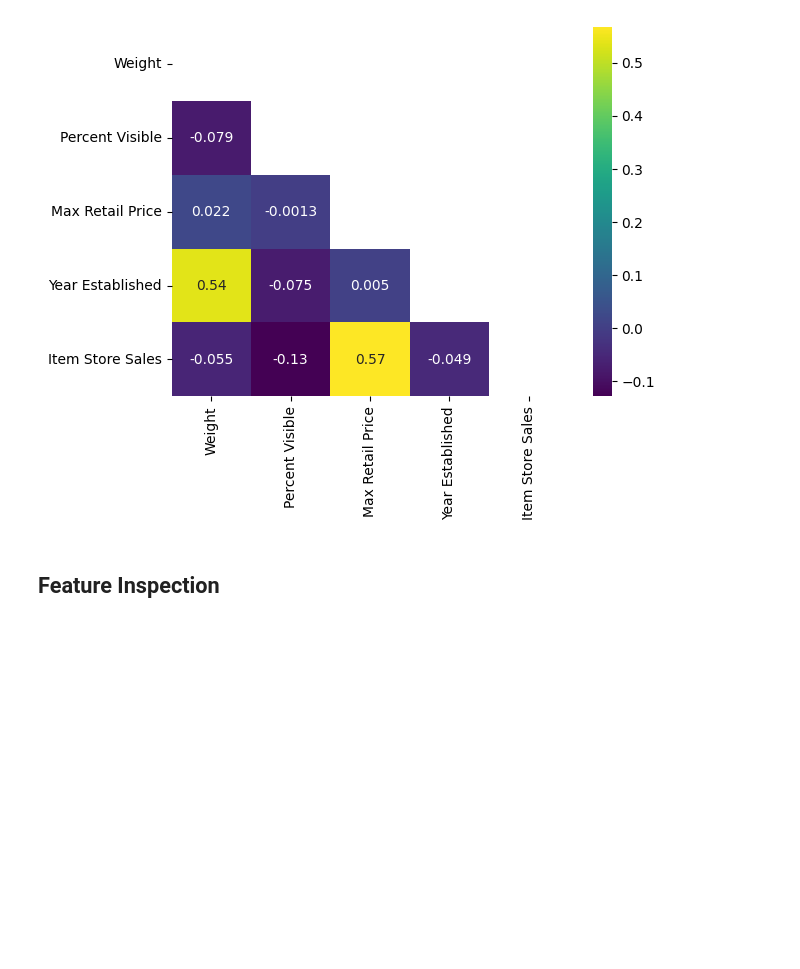
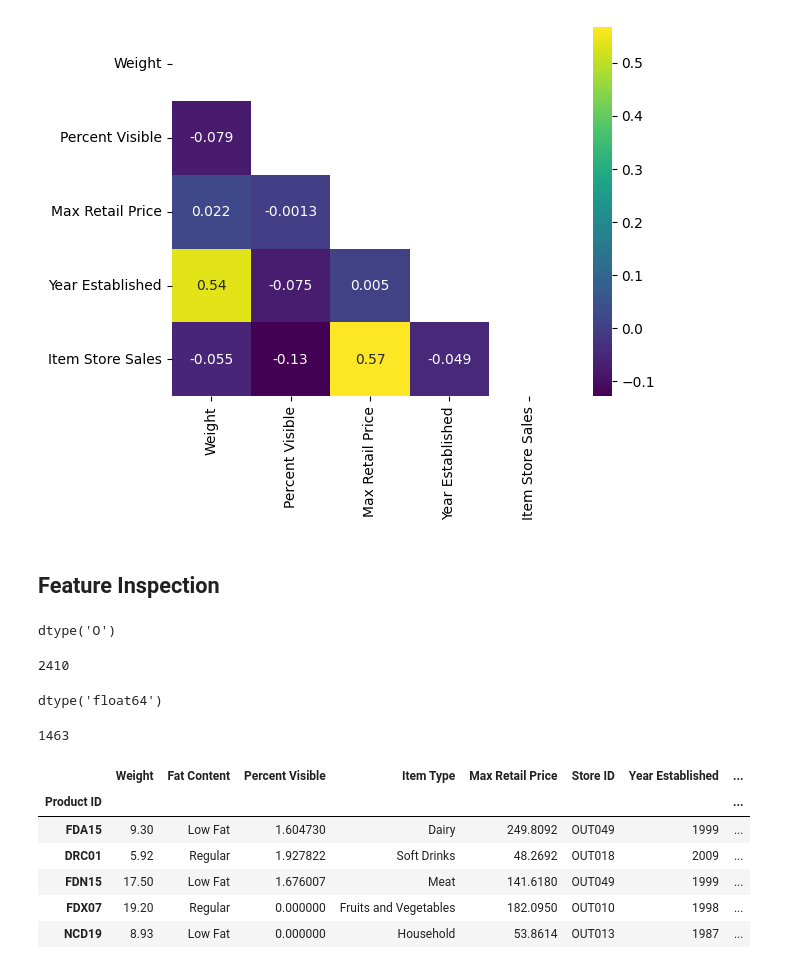
Before and after one commit to Rovidicus/Prediction-of-Product-Sales, a Jupyter notebook: PredictionofProductSales_LukeH.ipynb, the cells around one changed output. Saved outputs shown, nothing was run; the diff lists cells and outputs as text; code cells hidden in the pictures; blank space fills up the shorter version.

```diff
--- a/PredictionofProductSales_LukeH.ipynb
+++ b/PredictionofProductSales_LukeH.ipynb
@@ -459,3 +459,35 @@ sns.heatmap(corr, cmap = 'viridis', annot = True, mask=mask);
 [figure]
 # %% [markdown]
 ## Feature Inspection
+# %%
+# Remove the placeholder features with null values
+# Reviewing code, the following snippets are what I used to replace nulls
+## df['Store Size'] = df['Store Size'].fillna('MISSING')
+## df['Weight'] = df['Weight'].fillna(-1)
+df['Store Size'].dtype
+# %% [output]
+dtype('O')
+# %%
+df['Store Size'] = df['Store Size'].replace('MISSING', np.nan, regex=True)
+df['Store Size'].isna().sum()
+# %% [output]
+2410
+# %%
+df['Weight'].dtype
+# %% [output]
+dtype('float64')
+# %%
+df['Weight'] = df['Weight'].replace(-1, np.nan, regex=True)
+df['Weight'].isna().sum()
+# %% [output]
+1463
+# %%
+df.head()
+# %% [output]
+|  | Weight | Fat Content | Percent Visible | Item Type | Max Retail Price | Store ID | Year Established | ... |
+| Product ID |  |  |  |  |  |  |  | ... |
+| FDA15 | 9.30 | Low Fat | 1.604730 | Dairy | 249.8092 | OUT049 | 1999 | ... |
+| DRC01 | 5.92 | Regular | 1.927822 | Soft Drinks | 48.2692 | OUT018 | 2009 | ... |
+| FDN15 | 17.50 | Low Fat | 1.676007 | Meat | 141.6180 | OUT049 | 1999 | ... |
+| FDX07 | 19.20 | Regular | 0.000000 | Fruits and Vegetables | 182.0950 | OUT010 | 1998 | ... |
+| NCD19 | 8.93 | Low Fat | 0.000000 | Household | 53.8614 | OUT013 | 1987 | ... |
```
Also changed, not shown: parts of 2 cells of this notebook.
